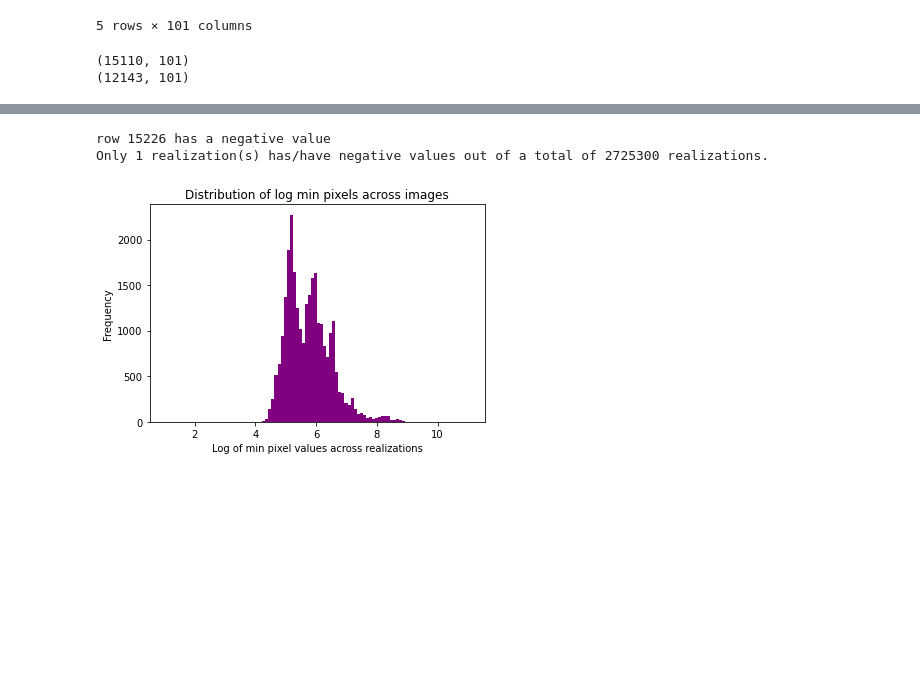
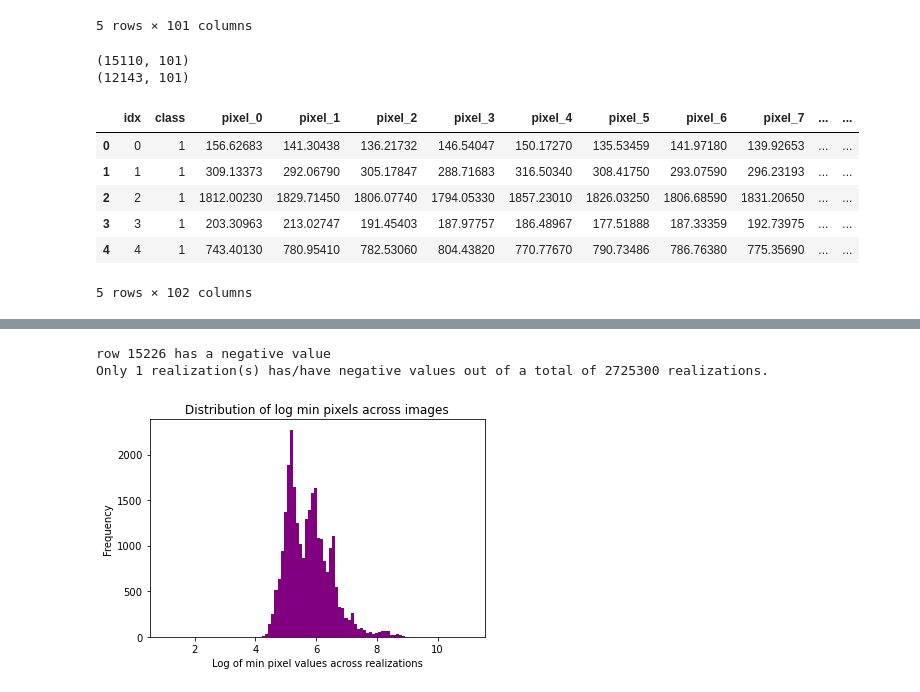
Before and after one commit to cae0027/Stellar-Blends, a Jupyter notebook: ce/eda/data_exploration.ipynb, the cells around one changed output, grey strips where cells are left out. Cells and saved outputs as stored; diff of their text form; code cells hidden in the pictures; blank space fills up the shorter version.

```diff
--- a/ce/eda/data_exploration.ipynb
+++ b/ce/eda/data_exploration.ipynb
@@ -69,3 +69,26 @@ print(blended_data.shape)
 # %% [output]
 (15110, 101)
 (12143, 101)
+# %%
+# Read in the binary index file
+binary_idx = pd.read_csv('../../data/additional_binary_class_indexes.csv')
+
+# Make a copy of the original data, so that we don't overwrite it
+data2 = data.copy()
+
+# Loop over every index that is a binary star
+for idx in binary_idx['index']:
+    # Set the new class label to 2
+    data2.at[idx, 'class'] = 2
+
+# Save the data to a new file
+data2.to_csv('../../data/data_with_binaries.csv', index=False)
+data2.head()
+# %% [output]
+|  | idx | class | pixel_0 | pixel_1 | pixel_2 | pixel_3 | pixel_4 | pixel_5 | pixel_6 | pixel_7 | ... | ... |
+| 0 | 0 | 1 | 156.62683 | 141.30438 | 136.21732 | 146.54047 | 150.17270 | 135.53459 | 141.97180 | 139.92653 | ... | ... |
+| 1 | 1 | 1 | 309.13373 | 292.06790 | 305.17847 | 288.71683 | 316.50340 | 308.41750 | 293.07590 | 296.23193 | ... | ... |
+| 2 | 2 | 1 | 1812.00230 | 1829.71450 | 1806.07740 | 1794.05330 | 1857.23010 | 1826.03250 | 1806.68590 | 1831.20650 | ... | ... |
+| 3 | 3 | 1 | 203.30963 | 213.02747 | 191.45403 | 187.97757 | 186.48967 | 177.51888 | 187.33359 | 192.73975 | ... | ... |
+| 4 | 4 | 1 | 743.40130 | 780.95410 | 782.53060 | 804.43820 | 770.77670 | 790.73486 | 786.76380 | 775.35690 | ... | ... |
+5 rows × 102 columns
```
Also changed, not shown: parts of 39 cells of this notebook, 4 other files.
